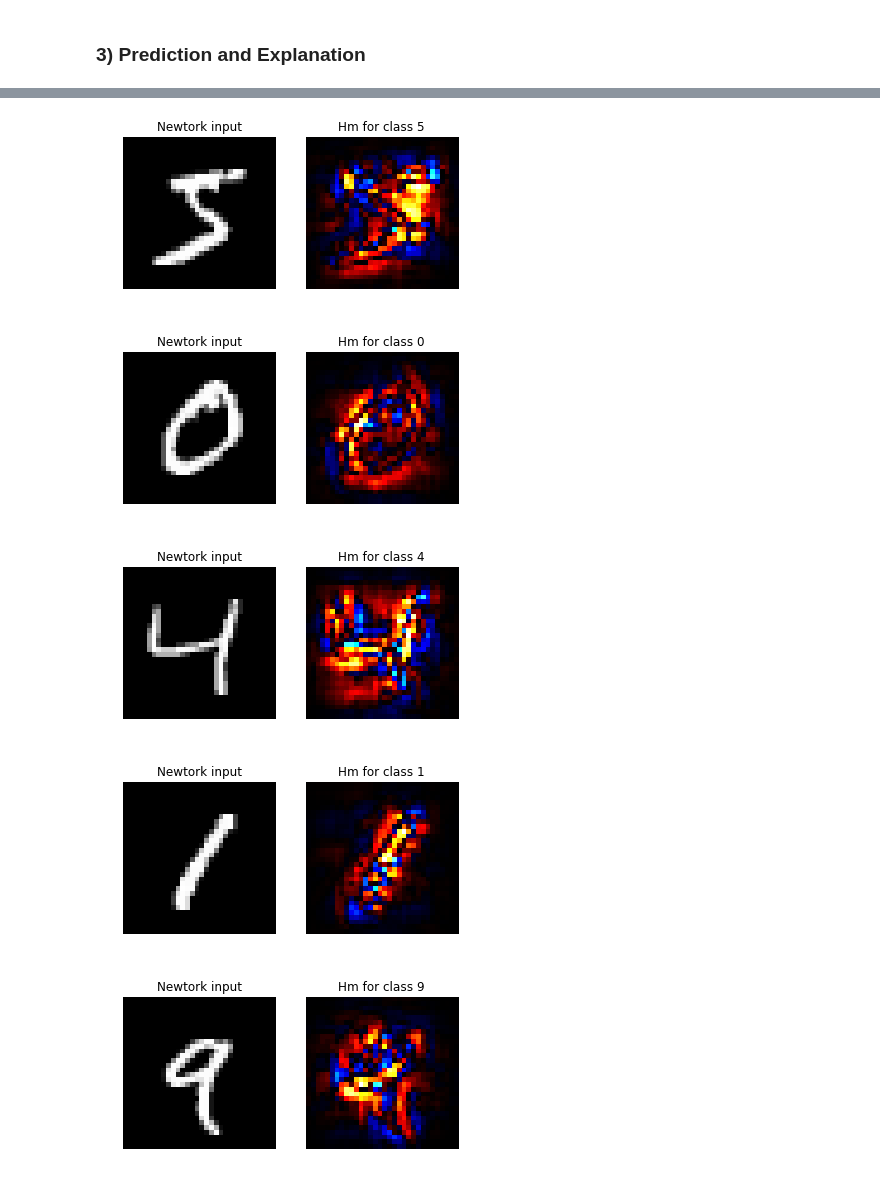
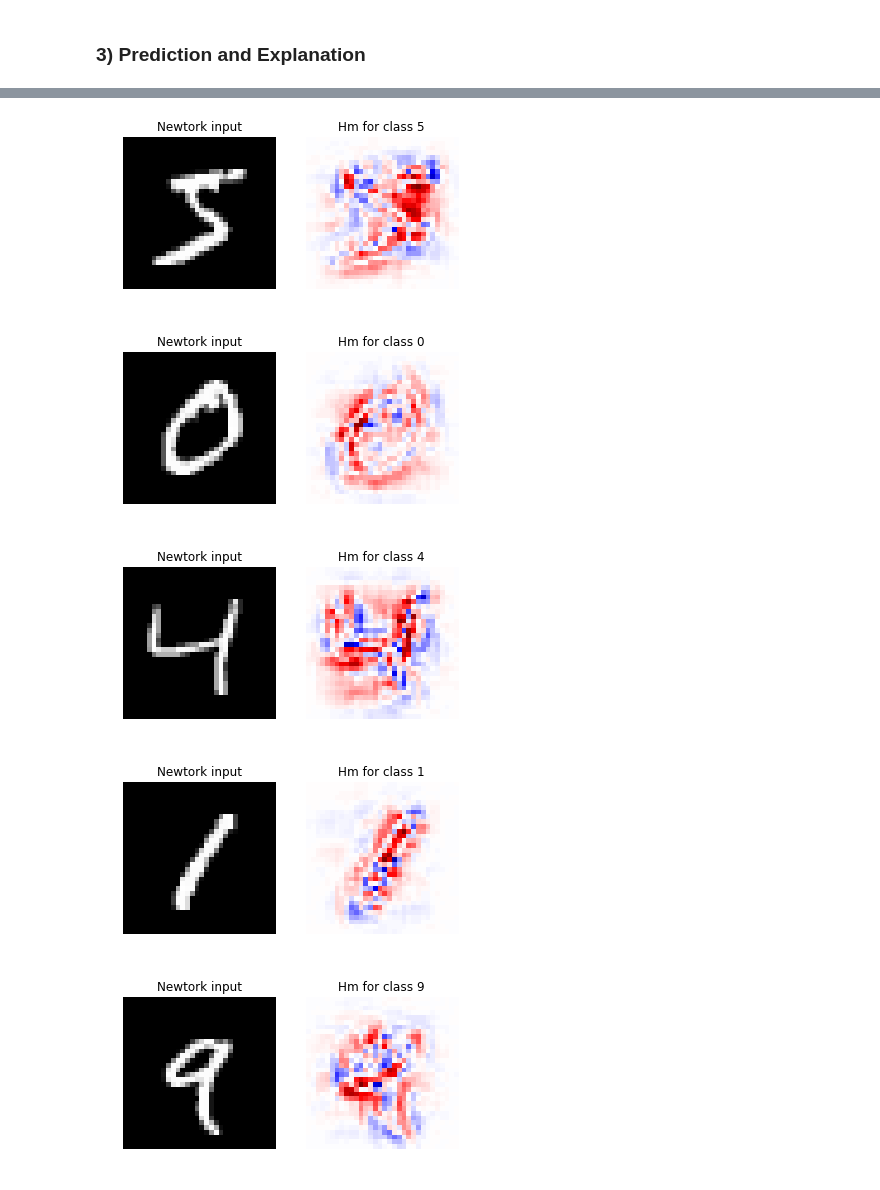
Before and after one commit to sebastian-lapuschkin/lrp_toolbox, a Jupyter notebook: python/lrp_cnn_demo.ipynb, the cells around one changed output, grey strips where cells are left out. Cells and saved outputs as stored; diff of their text form; code cells hidden in the pictures.

```diff
--- a/python/lrp_cnn_demo.ipynb
+++ b/python/lrp_cnn_demo.ipynb
@@ -98,26 +98,26 @@ Calculated prediction and LRP scores for 5 images in 1.12765312195
 # %%
 for i in range(num_images):
     # presentation
     plt.subplot(1,2,1)
     plt.imshow(Xtrain_mx[i].asnumpy().reshape(32, 32), cmap='gray', interpolation='none')
     plt.title('Newtork input')
     plt.axis('off')
 
 
     # process rawhm
     rawhm = relevance[i].asnumpy().reshape(32, 32)
 
-    heatmap = hm_to_rgb(rawhm, cmap='black-firered')
+    heatmap = hm_to_rgb(rawhm, cmap='seismic')
 
     plt.subplot(1,2,2)
     plt.imshow(heatmap)
     plt.axis('off')
     plt.title('Hm for class {}'.format(int(nd.argmax(init_rel, axis=1)[i].asnumpy()[0])))
 
     plt.show()
 # %% [output]
-[figure, old version]
+[figure, new version]
-[figure, old version]
+[figure, new version]
-[figure, old version]
+[figure, new version]
-[figure, old version]
+[figure, new version]
-[figure, old version]
+[figure, new version]
```
Also changed, not shown: parts of 1 cell of this notebook, 1 other file.
